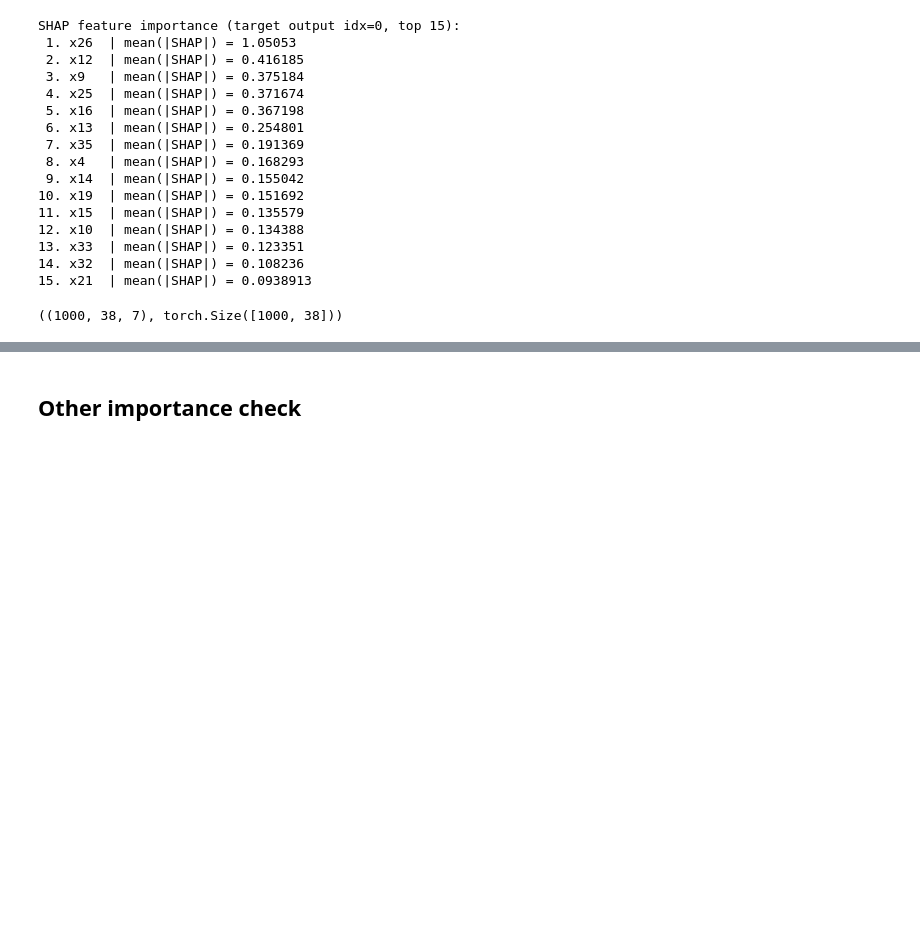
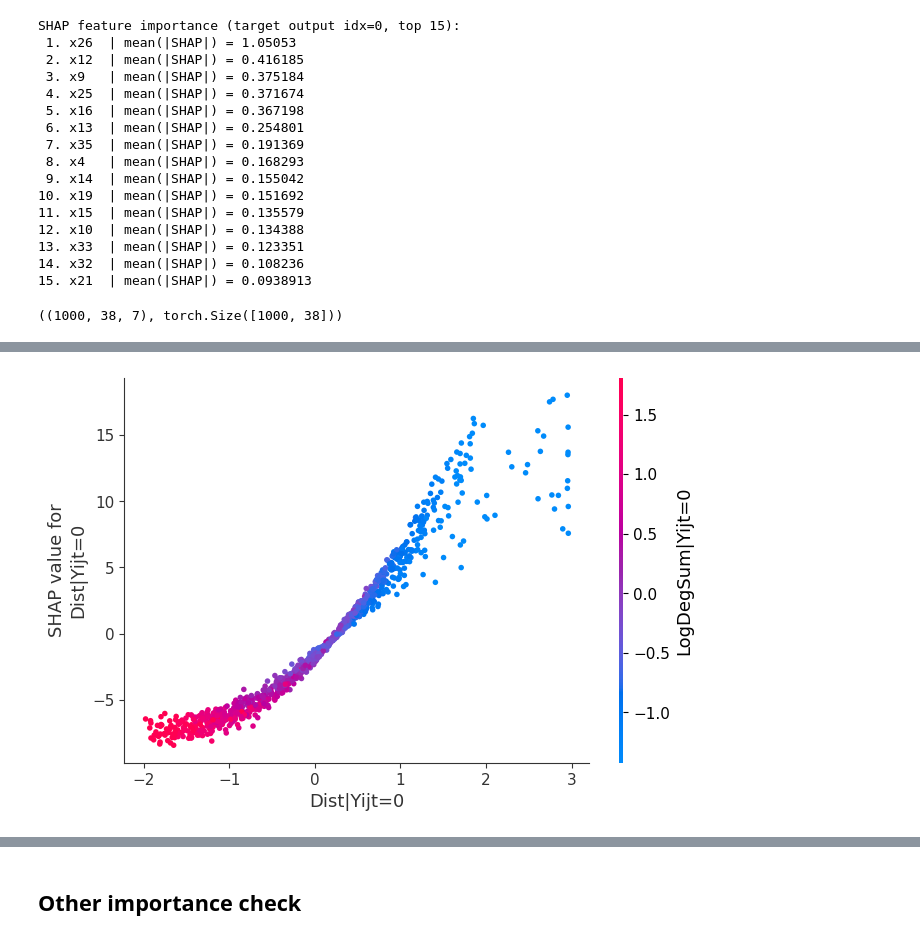
Before and after one commit to ZaccWu/NetworkNNE, a Jupyter notebook: _code_check.ipynb, the cells around one changed output, grey strips where cells are left out. Saved outputs shown, nothing was run; the diff lists cells and outputs as text; code cells hidden in the pictures; blank space fills up the shorter version.

```diff
--- a/_code_check.ipynb
+++ b/_code_check.ipynb
@@ -297,3 +293,22 @@ shap.dependence_plot(
+# %%
+# 3. 依赖关系图
+check_feature_index = 'Dist|Yijt=0'
+shap.dependence_plot(
+    check_feature_index, # top_feature_idx
+    shap_values[:, :, 3], # parameter δ
+    eval_x_df,  # shape (256, 38)
+    interaction_index = 'LogDegSum|Yijt=0'
+)
+
+
+'''
+解读：
+1、Dist|Yijt=0和LogDegSum|Yijt=0两个特征为负相关关系，前者增加则后者减少
+2、影响程度：Dist|Yijt=0在0-1之间，ShAP值增长最快，说明该取值部分对于结果影响最大
+3、交互效果：x轴、颜色及y轴关系代表两个特征及目标变量之间的交互关系
+'''
+# %% [output]
+[figure, added]
 # %%
 #  4. 单样本力图
 # 选取 eval_x 中的第一个样本进行解释
```
Also changed, not shown: parts of 8 cells of this notebook.
